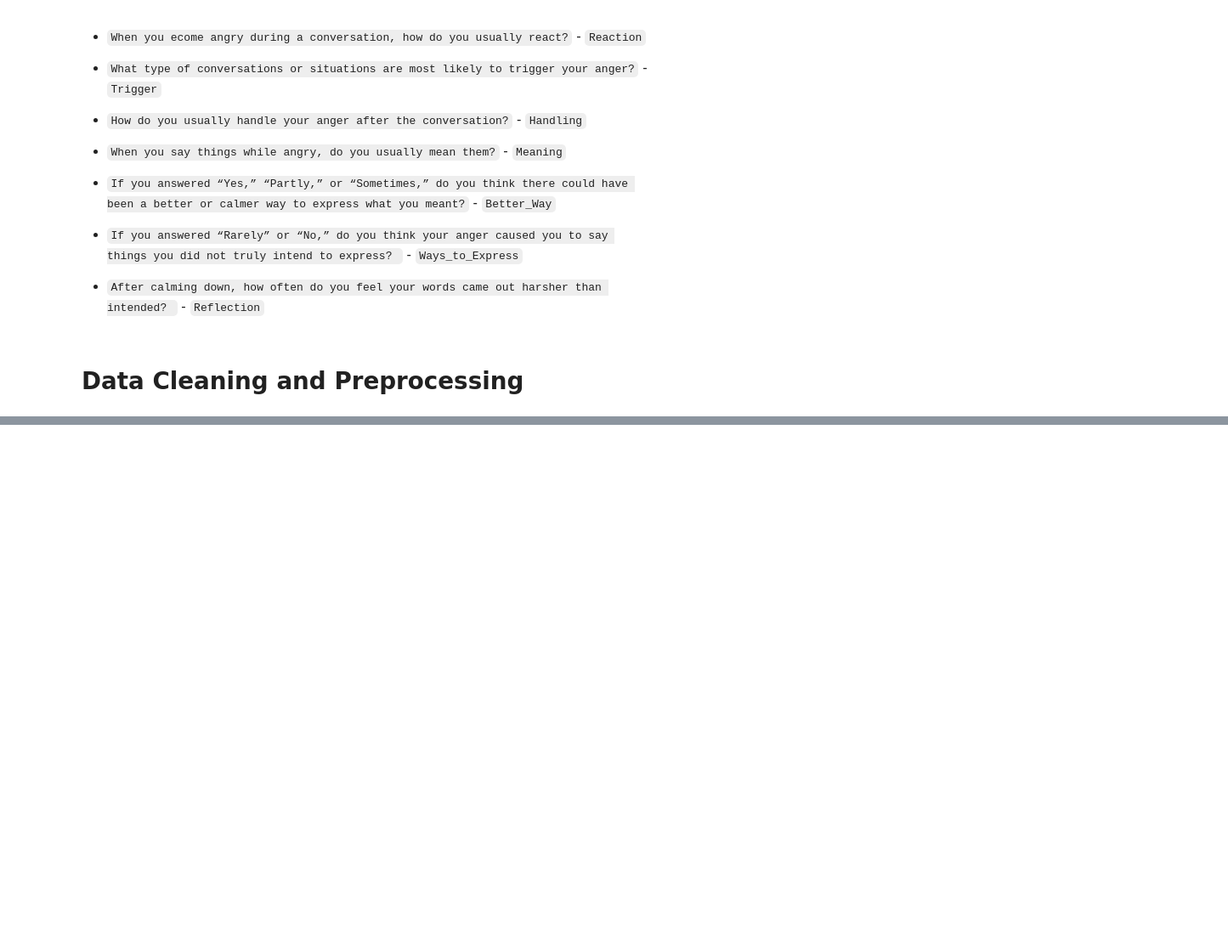
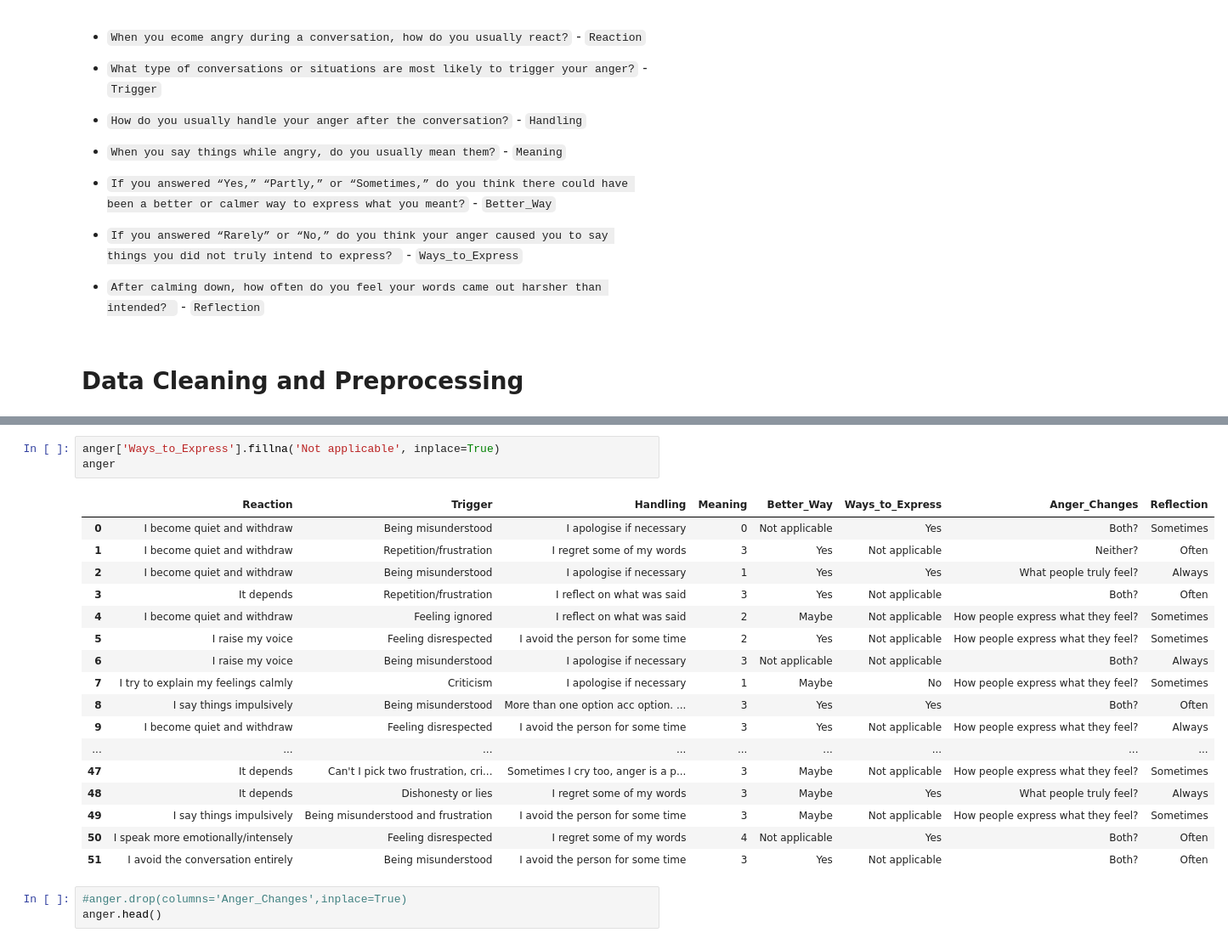
Before and after one commit to Dayo-hub700/Emotions, a Jupyter notebook: anger.ipynb, the cells around one changed output, grey strips where cells are left out. Shown at 85% size. Saved outputs shown, nothing was run; the diff lists cells and outputs as text; blank space fills up the shorter version.

```diff
--- a/anger.ipynb
+++ b/anger.ipynb
@@ -78,0 +148,24 @@ anger
+# %%
+anger['Ways_to_Express'].fillna('Not applicable', inplace=True)
+anger
+# %% [output]
+|  | Reaction | Trigger | Handling | Meaning | Better_Way | Ways_to_Express | Anger_Changes | Reflection |
+| 0 | I become quiet and withdraw | Being misunderstood | I apologise if necessary | 0 | Not applicable | Yes | Both? | Sometimes |
+| 1 | I become quiet and withdraw | Repetition/frustration | I regret some of my words | 3 | Yes | Not applicable | Neither? | Often |
+| 2 | I become quiet and withdraw | Being misunderstood | I apologise if necessary | 1 | Yes | Yes | What people truly feel? | Always |
+| 3 | It depends | Repetition/frustration | I reflect on what was said | 3 | Yes | Not applicable | Both? | Often |
+| 4 | I become quiet and withdraw | Feeling ignored | I reflect on what was said | 2 | Maybe | Not applicable | How people express what they feel? | Sometimes |
+| 5 | I raise my voice | Feeling disrespected | I avoid the person for some time | 2 | Yes | Not applicable | How people express what they feel? | Sometimes |
+| 6 | I raise my voice | Being misunderstood | I apologise if necessary | 3 | Not applicable | Not applicable | Both? | Always |
+| 7 | I try to explain my feelings calmly | Criticism | I apologise if necessary | 1 | Maybe | No | How people express what they feel? | Sometimes |
+| 8 | I say things impulsively | Being misunderstood | More than one option acc option. ... | 3 | Yes | Yes | Both? | Often |
+| 9 | I become quiet and withdraw | Feeling disrespected | I avoid the person for some time | 3 | Yes | Not applicable | How people express what they feel? | Always |
+| ... | ... | ... | ... | ... | ... | ... | ... | ... |
+| 47 | It depends | Can't I pick two frustration, cri... | Sometimes I cry too, anger is a p... | 3 | Maybe | Not applicable | How people express what they feel? | Sometimes |
+| 48 | It depends | Dishonesty or lies | I regret some of my words | 3 | Maybe | Yes | What people truly feel? | Always |
+| 49 | I say things impulsively | Being misunderstood and frustration | I avoid the person for some time | 3 | Maybe | Not applicable | How people express what they feel? | Sometimes |
+| 50 | I speak more emotionally/intensely | Feeling disrespected | I regret some of my words | 4 | Not applicable | Yes | Both? | Often |
+| 51 | I avoid the conversation entirely | Being misunderstood | I avoid the person for some time | 3 | Yes | Not applicable | Both? | Often |
+# %%
+#anger.drop(columns='Anger_Changes',inplace=True)
+anger.head()
```
Also changed, not shown: parts of 6 cells of this notebook.
